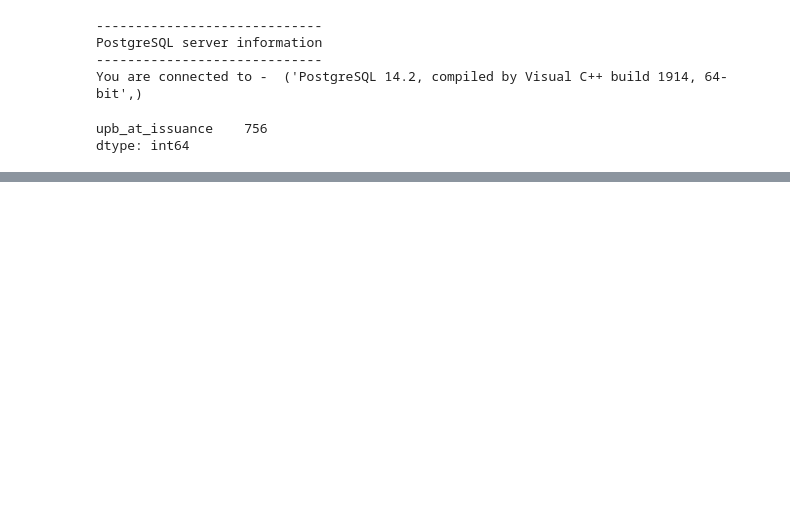
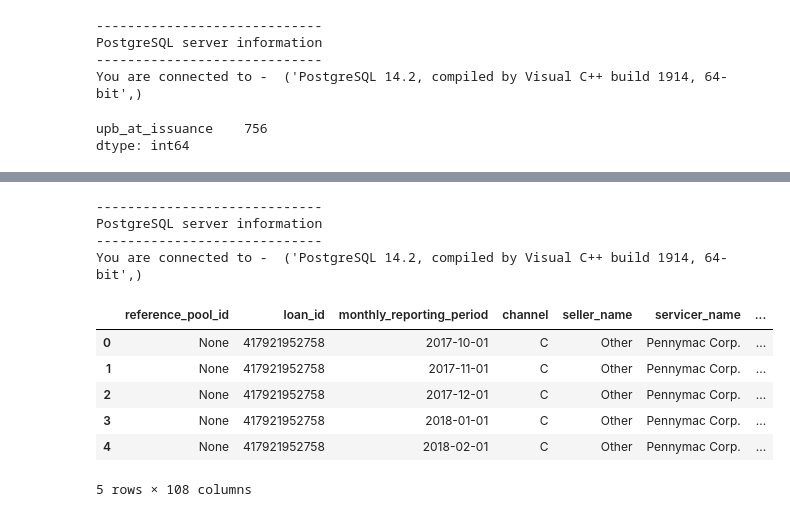
Before and after one commit to VanBuren77/Leela, a Jupyter notebook: leela/research/test.ipynb, the cells around one changed output, grey strips where cells are left out. Drawn from its saved outputs; the diff is of its cells as text; code cells hidden in the pictures; blank space fills up the shorter version.

```diff
--- a/leela/research/test.ipynb
+++ b/leela/research/test.ipynb
@@ -18,0 +56,15 @@ dtype: int64
+# %%
+temp = Database.query_db("""select * from fannie_processed where loan_id = '417921952758' order by monthly_reporting_period """)
+temp.head()
+# %% [output]
+-----------------------------
+PostgreSQL server information
+-----------------------------
+You are connected to -  ('PostgreSQL 14.2, compiled by Visual C++ build 1914, 64-bit',)
+|  | reference_pool_id | loan_id | monthly_reporting_period | channel | seller_name | servicer_name | ... |
+| 0 | None | 417921952758 | 2017-10-01 | C | Other | Pennymac Corp. | ... |
+| 1 | None | 417921952758 | 2017-11-01 | C | Other | Pennymac Corp. | ... |
+| 2 | None | 417921952758 | 2017-12-01 | C | Other | Pennymac Corp. | ... |
+| 3 | None | 417921952758 | 2018-01-01 | C | Other | Pennymac Corp. | ... |
+| 4 | None | 417921952758 | 2018-02-01 | C | Other | Pennymac Corp. | ... |
+5 rows × 108 columns
```
Also changed, not shown: parts of 11 cells of this notebook, 2 other files.
